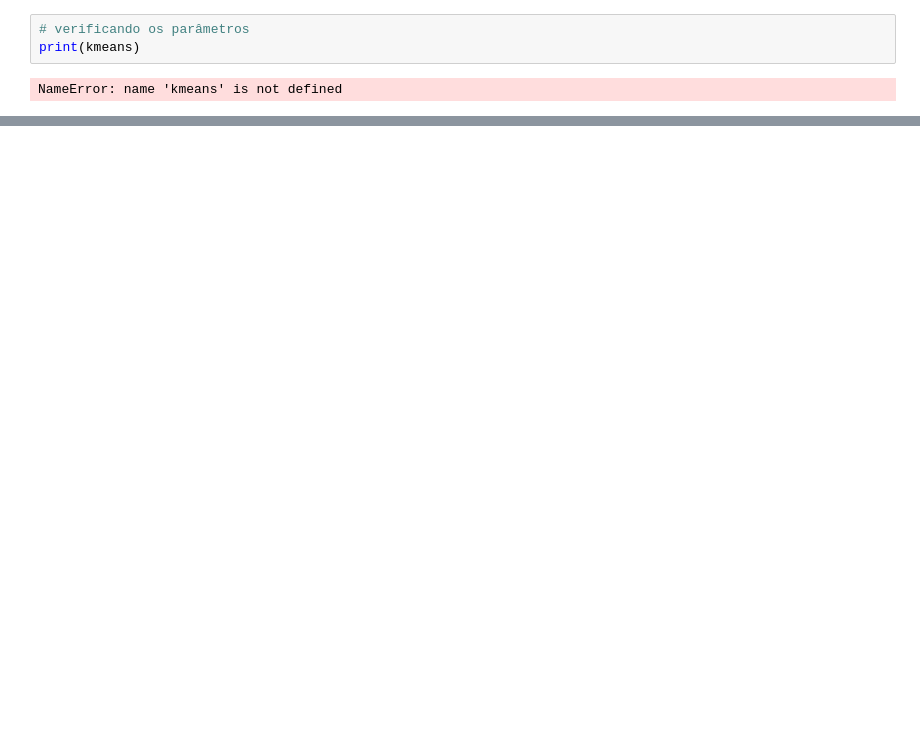
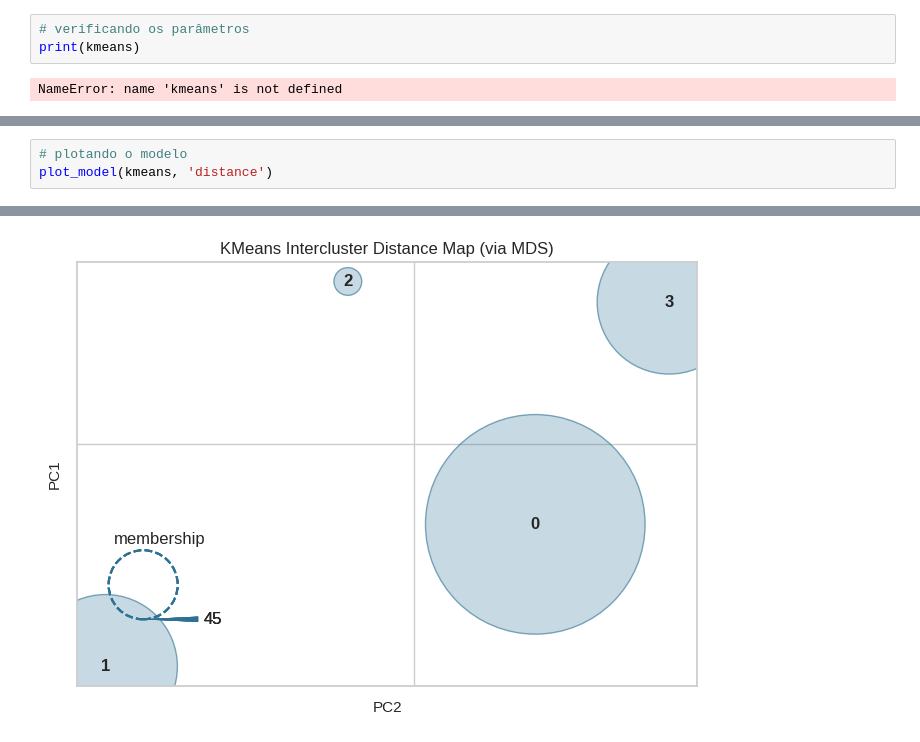
Before and after one commit to JhonnyLimachi/Sigmoidal, a Jupyter notebook: 39_Clustering_com_PyCaret.ipynb, the cells around one changed output, grey strips where cells are left out. Saved outputs shown, nothing was run; the diff lists cells and outputs as text; blank space fills up the shorter version.

```diff
--- a/39_Clustering_com_PyCaret.ipynb
+++ b/39_Clustering_com_PyCaret.ipynb
@@ -96,0 +145,4 @@ NameError: name 'assign_model' is not defined
+# %%
+# plotando o modelo
+plot_model(kmeans, 'distance')
+# %% [output]
@@ -96,0 +150 @@ NameError: name 'assign_model' is not defined
+[figure, added]
```
Also changed, not shown: parts of 16 cells of this notebook.
